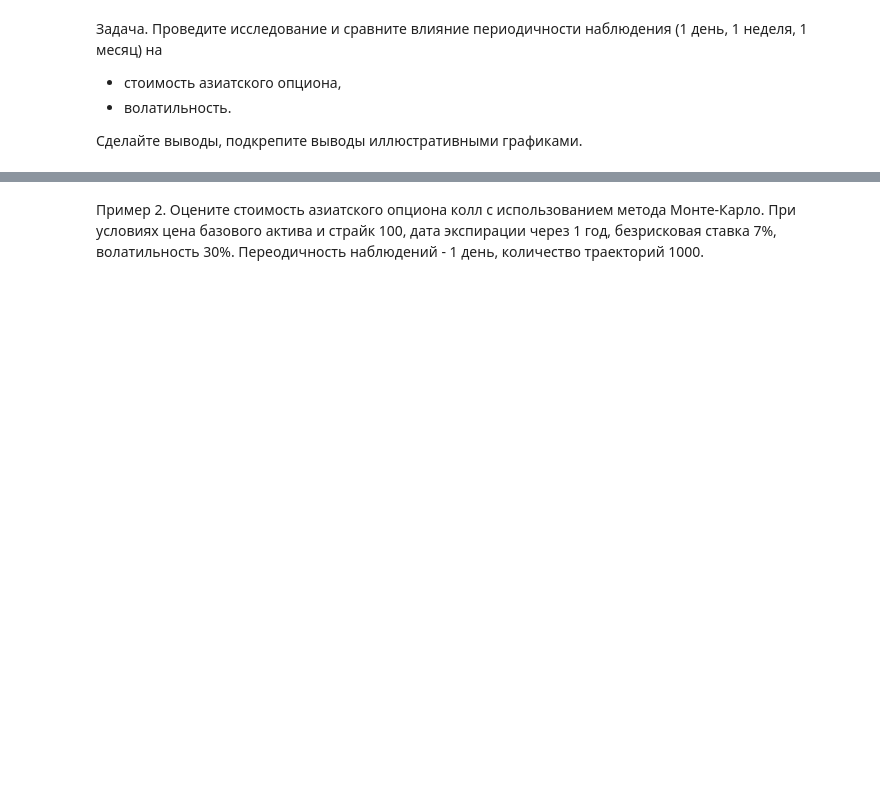
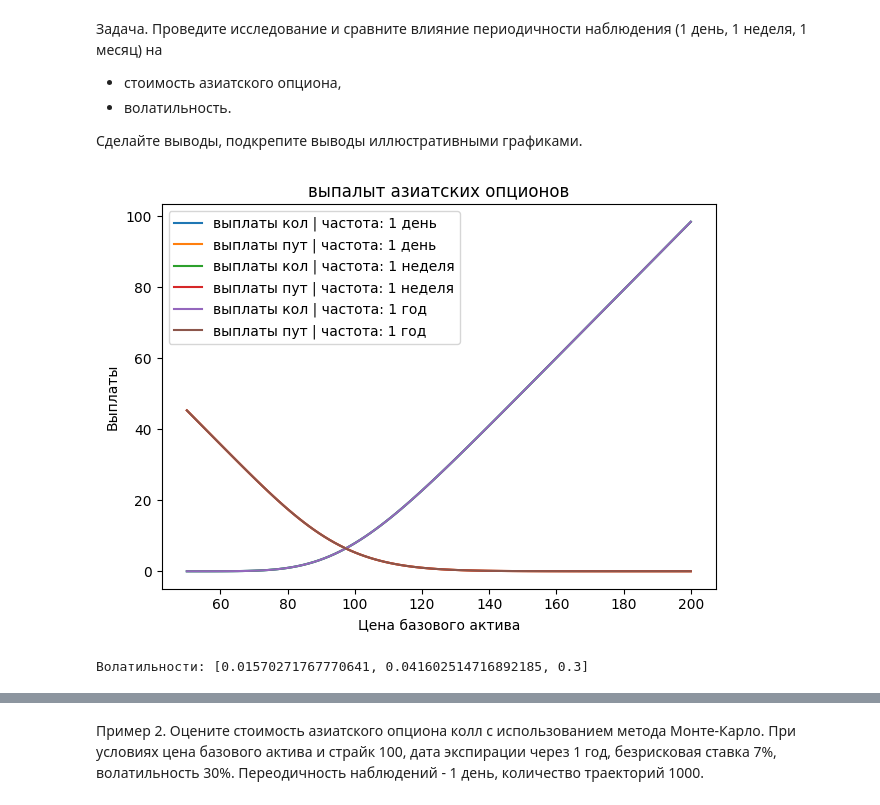
Before and after one commit to Kasymkhankhubiyev/Sirius-Uni, a Jupyter notebook: HybridFinancialInstruments/lab_2c_GSFP.ipynb, the cells around one changed output, grey strips where cells are left out. Cells and saved outputs as stored; diff of their text form; code cells hidden in the pictures; blank space fills up the shorter version.

```diff
--- a/HybridFinancialInstruments/lab_2c_GSFP.ipynb
+++ b/HybridFinancialInstruments/lab_2c_GSFP.ipynb
@@ -120,0 +118,70 @@ def
+# %%
+# ваш код
+sigmas = []
+
+N = 10**5
+S = 100
+q = 0
+
+# частота 1 день
+
+T = 365
+r = .07 / T
+sigma = .3 / np.sqrt(T)
+
+sigmas.append(sigma)
+
+S_grid = np.linspace(S*.5, S*2, 100)
+
+asian_c = Geometric_Average_Rate_Call(S_grid , K , T , r , r-q , sigma)
+asian_p = Geometric_Average_Rate_Put(S_grid , K , T , r , r-q , sigma)
+
+
+plt.plot(S_grid, asian_c, label='выплаты кол | частота: 1 день')
+plt.plot(S_grid, asian_p, label='выплаты пут | частота: 1 день')
+
+
+T =  52
+r = .07 / T
+sigma = .3 / np.sqrt(T)
+
+sigmas.append(sigma)
+
+S_grid = np.linspace(S*.5, S*2, 100)
+
+asian_c = Geometric_Average_Rate_Call(S_grid , K , T , r , r-q , sigma)
+asian_p = Geometric_Average_Rate_Put(S_grid , K , T , r , r-q , sigma)
+
+
+plt.plot(S_grid, asian_c, label='выплаты кол | частота: 1 неделя')
+plt.plot(S_grid, asian_p, label='выплаты пут | частота: 1 неделя')
+
+
+T = 1
+r = .07 / T
+sigma = .3 / np.sqrt(T)
+
+sigmas.append(sigma)
+
+S_grid = np.linspace(S*.5, S*2, 100)
+
+asian_c = Geometric_Average_Rate_Call(S_grid , K , T , r , r-q , sigma)
+asian_p = Geometric_Average_Rate_Put(S_grid , K , T , r , r-q , sigma)
+
+
+plt.plot(S_grid, asian_c, label='выплаты кол | частота: 1 год')
+plt.plot(S_grid, asian_p, label='выплаты пут | частота: 1 год')
+
+plt.title('выпалыт азиатских опционов')
+plt.xlabel('Цена базового актива')
+plt.ylabel('Выплаты')
+
+plt.legend()
+plt.tight_layout()
+plt.show()
+
+
+print(f'Волатильности: {sigmas}')
+# %% [output]
+[figure, added]
+Волатильности: [0.01570271767770641, 0.041602514716892185, 0.3]
```
Also changed, not shown: parts of 9 cells of this notebook.
